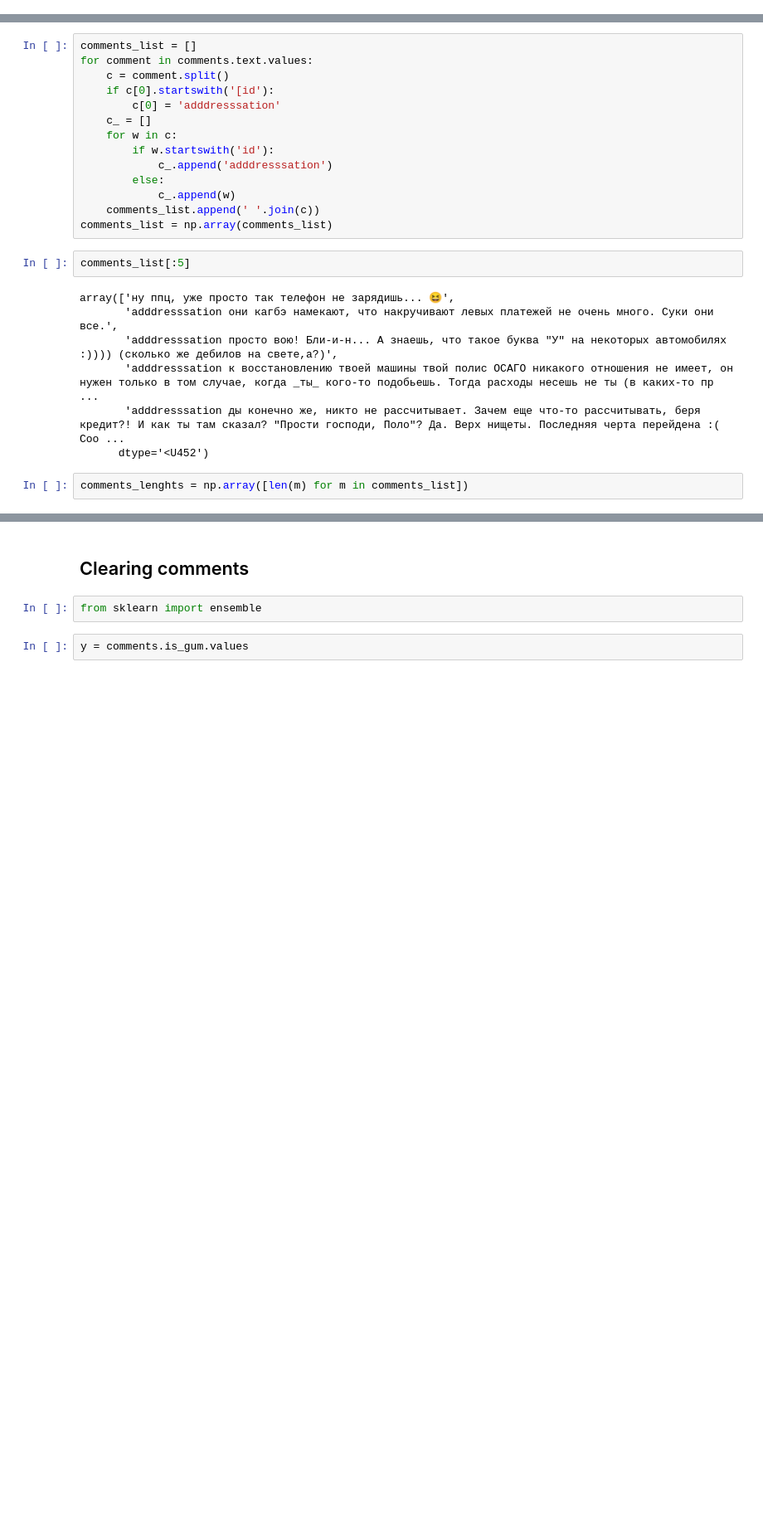
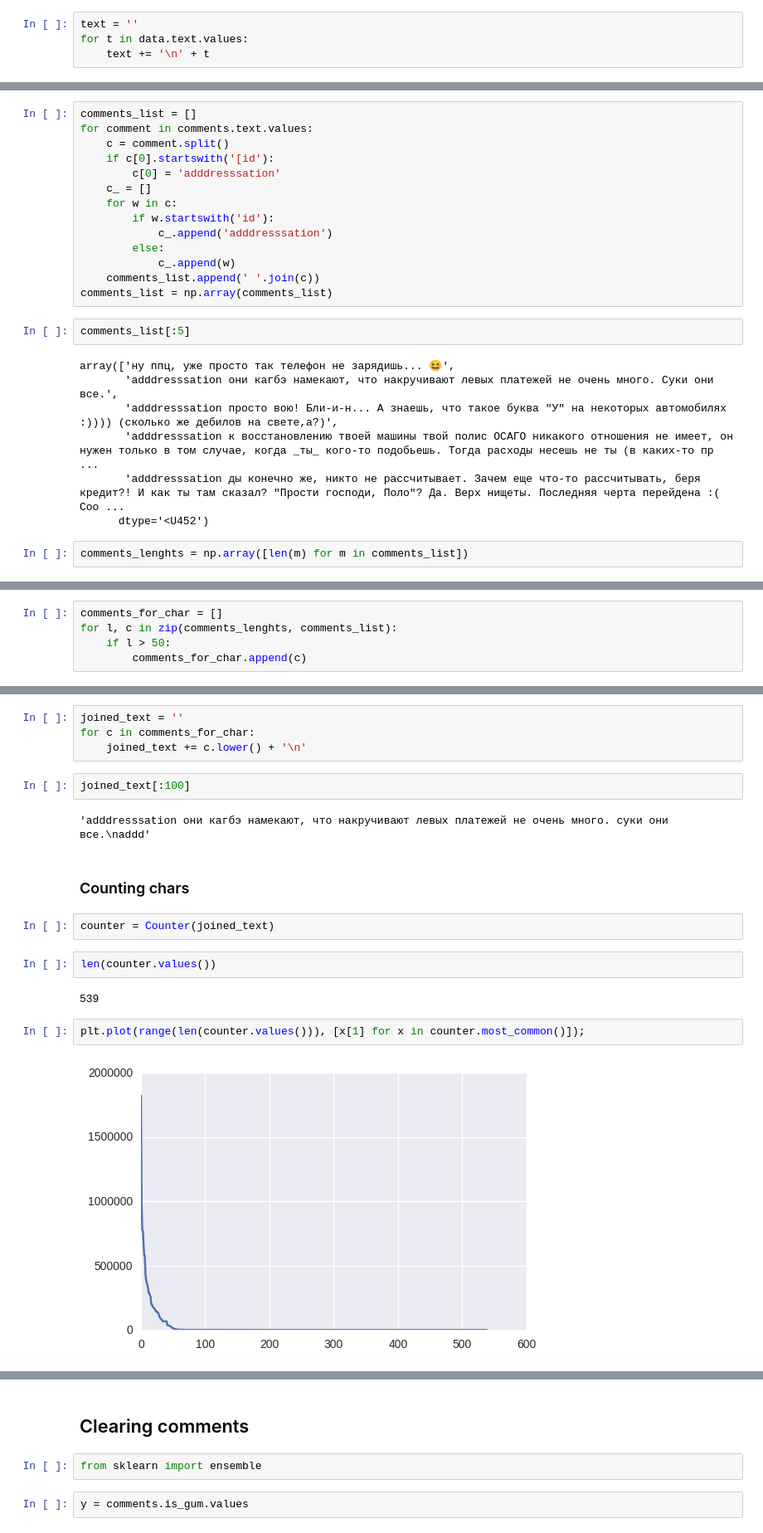
Before and after one commit to EvgenyKashin/CommentsAnalysis, a Jupyter notebook: comments_both.ipynb, the cells around one changed output, grey strips where cells are left out. Shown: that part at 83% size. Drawn from its saved outputs; the diff is of its cells as text; blank space fills up the shorter version.

```diff
--- a/comments_both.ipynb
+++ b/comments_both.ipynb
@@ -51,3 +51,7 @@ data.head(3)
 | 0 | 9048238 | Вжух даже здесь | 0.0 | 20 | 1 | 1 |
 | 1 | 9048238 | И пишите аккуратнее 😞 | 0.0 | 12 | 3 | 1 |
 | 2 | 9048238 | Это #имбрина 😏 | 0.0 | 21 | 0 | 1 |
+# %%
+text = ''
+for t in data.text.values:
+    text += '\n' + t
@@ -665,0 +694,5 @@ comments_lenghts = np.array([len(m) for m in comments_list])
+# %%
+comments_for_char = []
+for l, c in zip(comments_lenghts, comments_list):
+    if l > 50:
+        comments_for_char.append(c)
@@ -665,0 +707,20 @@ comments_lenghts = np.array([len(m) for m in comments_list])
+# %%
+joined_text = ''
+for c in comments_for_char:
+    joined_text += c.lower() + '\n'
+# %%
+joined_text[:100]
+# %% [output]
+'adddresssation они кагбэ намекают, что накручивают левых платежей не очень много. суки они все.\naddd'
+# %% [markdown]
+### Counting chars
+# %%
+counter = Counter(joined_text)
+# %%
+len(counter.values())
+# %% [output]
+539
+# %%
+plt.plot(range(len(counter.values())), [x[1] for x in counter.most_common()]);
+# %% [output]
+[figure, added]
```
Also changed, not shown: parts of 34 cells of this notebook, 1 other file.
